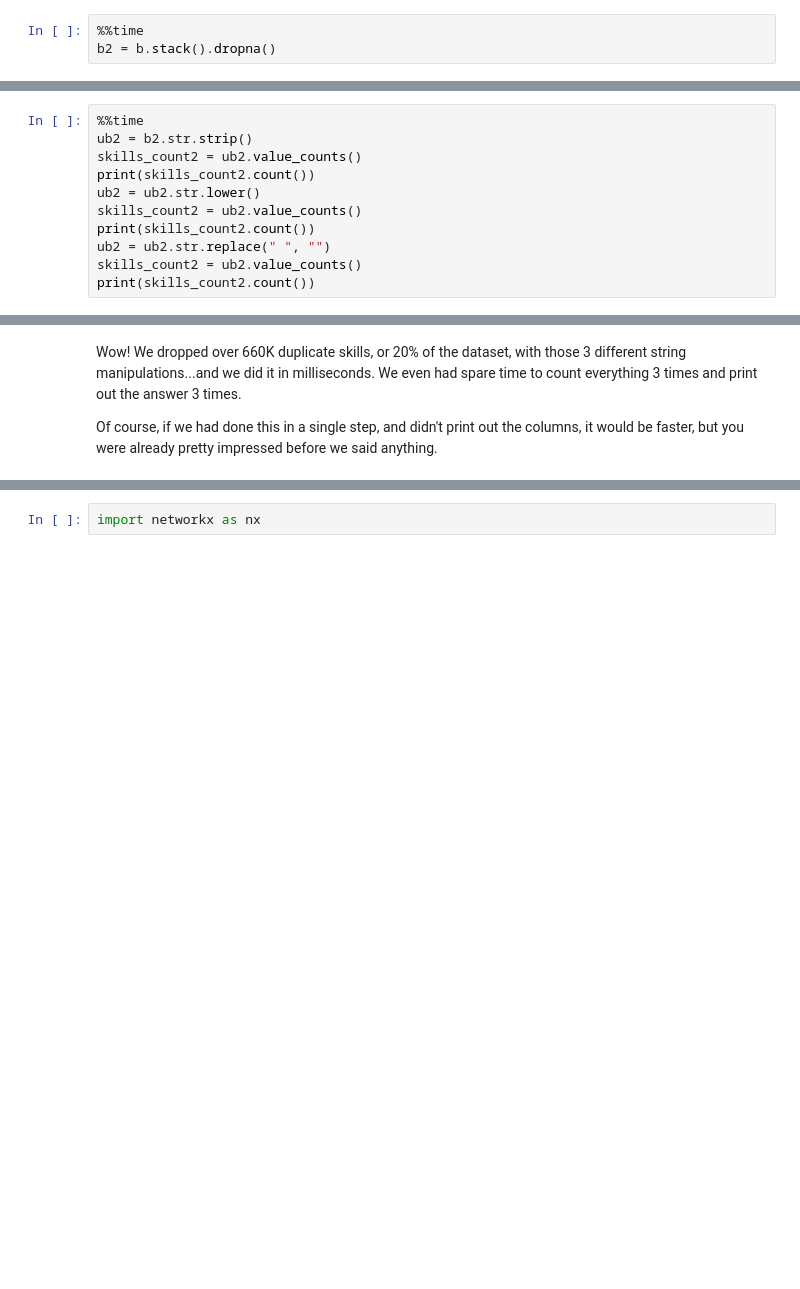
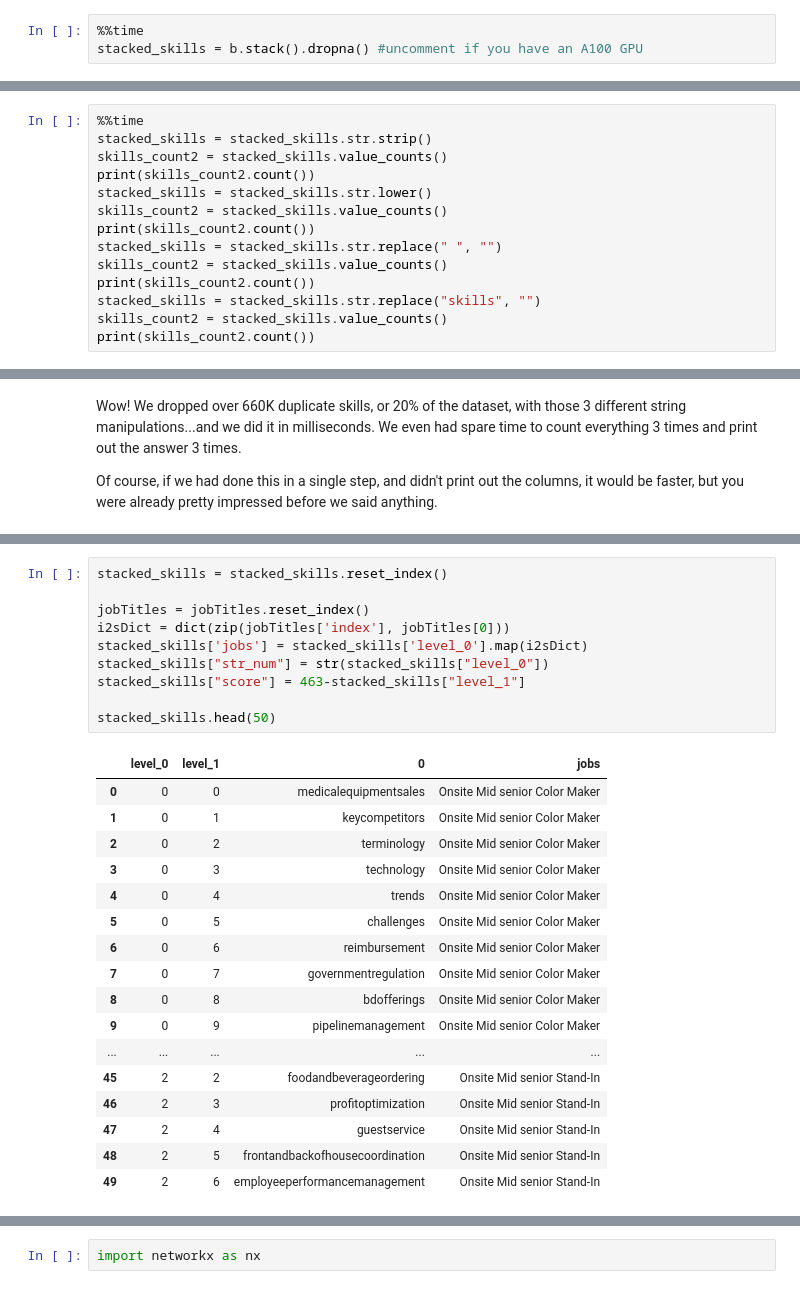
Before and after one commit to rapidsai-community/showcase, a Jupyter notebook: getting_started_tutorials/cudf_pandas_on_strings.ipynb, the cells around one changed output, grey strips where cells are left out. Saved outputs shown, nothing was run; the diff lists cells and outputs as text; blank space fills up the shorter version.

```diff
--- a/getting_started_tutorials/cudf_pandas_on_strings.ipynb
+++ b/getting_started_tutorials/cudf_pandas_on_strings.ipynb
@@ -133,5 +156,5 @@ desc_b
 Well, The top skills here are `Customer Service` and then a whole lot of `Communication`.  Let's see what the aggregates are.  We're going to keep this pandas heavy and instead of using a `set`, we'll do `unique` and `concat`.
 # %%
 %%time
-b2 = b.stack().dropna()
+stacked_skills = b.stack().dropna() #uncomment if you have an A100 GPU
 # %% [output]
@@ -224,12 +245,15 @@ Finally, we'll remove all white spaces, as we can use the capitalized characters
 # %%
 %%time
-ub2 = b2.str.strip()
-skills_count2 = ub2.value_counts()
+stacked_skills = stacked_skills.str.strip()
+skills_count2 = stacked_skills.value_counts()
 print(skills_count2.count())
-ub2 = ub2.str.lower()
-skills_count2 = ub2.value_counts()
+stacked_skills = stacked_skills.str.lower()
+skills_count2 = stacked_skills.value_counts()
 print(skills_count2.count())
-ub2 = ub2.str.replace(" ", "")
-skills_count2 = ub2.value_counts()
+stacked_skills = stacked_skills.str.replace(" ", "")
+skills_count2 = stacked_skills.value_counts()
 print(skills_count2.count())
+stacked_skills = stacked_skills.str.replace("skills", "")
+skills_count2 = stacked_skills.value_counts()
+print(skills_count2.count())
 # %% [output]
@@ -308,0 +308,28 @@ b2.to_csv("b2.csv")
+# %%
+stacked_skills = stacked_skills.reset_index()
+
+jobTitles = jobTitles.reset_index()
+i2sDict = dict(zip(jobTitles['index'], jobTitles[0]))
+stacked_skills['jobs'] = stacked_skills['level_0'].map(i2sDict)
+stacked_skills["str_num"] = str(stacked_skills["level_0"])
+stacked_skills["score"] = 463-stacked_skills["level_1"]
+
+stacked_skills.head(50)
+# %% [output]
+|  | level_0 | level_1 | 0 | jobs |
+| 0 | 0 | 0 | medicalequipmentsales | Onsite Mid senior Color Maker |
+| 1 | 0 | 1 | keycompetitors | Onsite Mid senior Color Maker |
+| 2 | 0 | 2 | terminology | Onsite Mid senior Color Maker |
+| 3 | 0 | 3 | technology | Onsite Mid senior Color Maker |
+| 4 | 0 | 4 | trends | Onsite Mid senior Color Maker |
+| 5 | 0 | 5 | challenges | Onsite Mid senior Color Maker |
+| 6 | 0 | 6 | reimbursement | Onsite Mid senior Color Maker |
+| 7 | 0 | 7 | governmentregulation | Onsite Mid senior Color Maker |
+| 8 | 0 | 8 | bdofferings | Onsite Mid senior Color Maker |
+| 9 | 0 | 9 | pipelinemanagement | Onsite Mid senior Color Maker |
+| ... | ... | ... | ... | ... |
+| 45 | 2 | 2 | foodandbeverageordering | Onsite Mid senior Stand-In |
+| 46 | 2 | 3 | profitoptimization | Onsite Mid senior Stand-In |
+| 47 | 2 | 4 | guestservice | Onsite Mid senior Stand-In |
+| 48 | 2 | 5 | frontandbackofhousecoordination | Onsite Mid senior Stand-In |
+| 49 | 2 | 6 | employeeperformancemanagement | Onsite Mid senior Stand-In |
```
Also changed, not shown: parts of 69 cells of this notebook.
